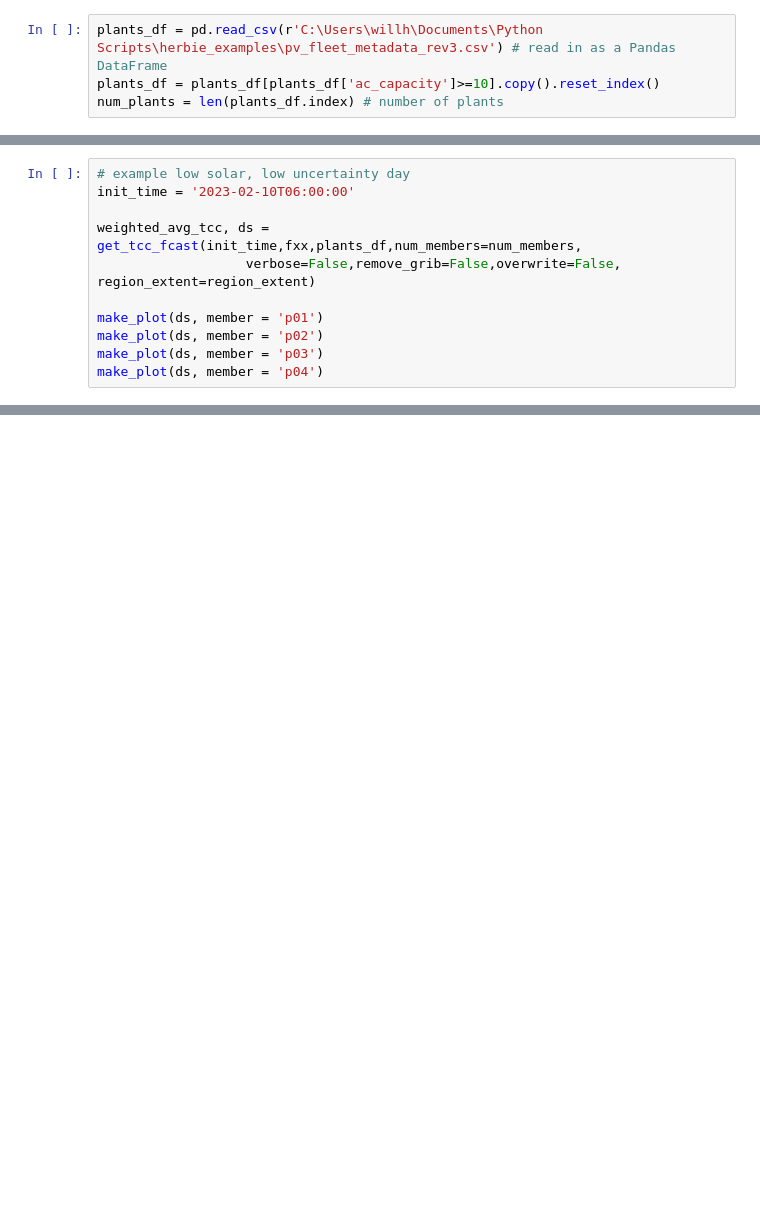
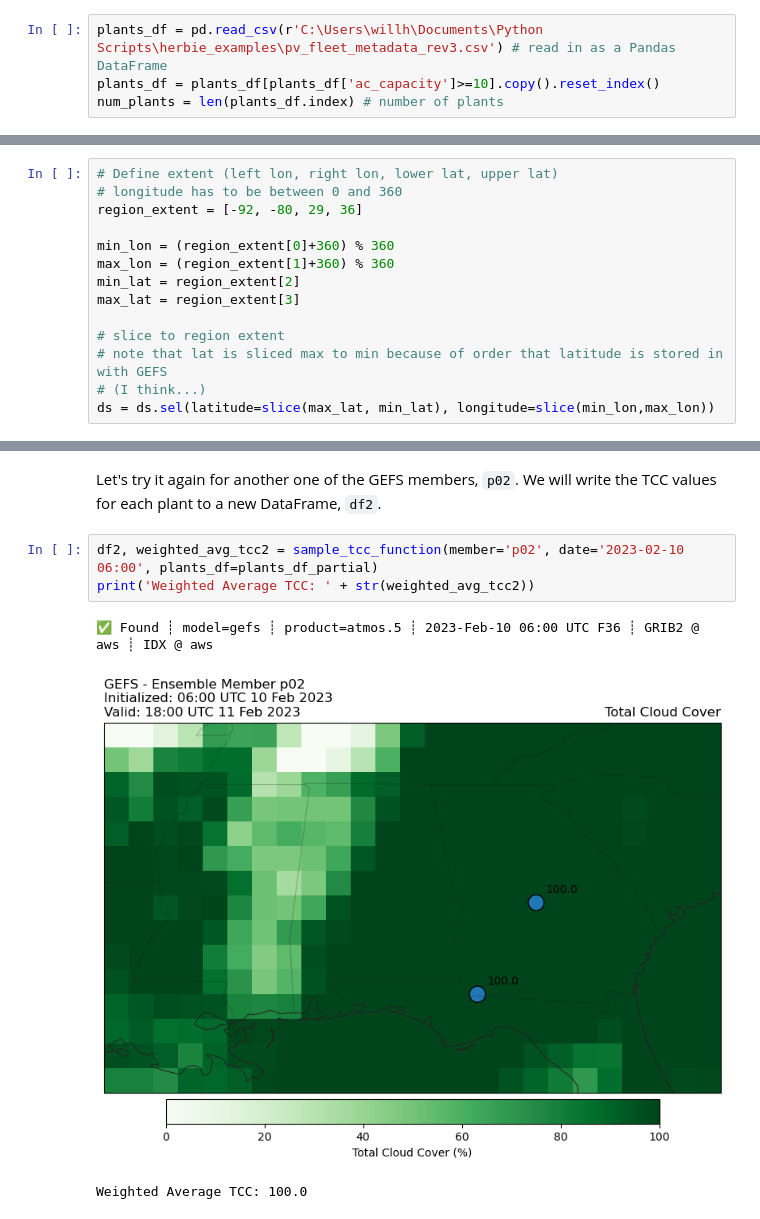
Before and after one commit to williamhobbs/solar-fleet-forecast-probability-tool, a Jupyter notebook: example_notebooks/05_ensemble_variation_in_cloud_cover.ipynb, the cells around one changed output, grey strips where cells are left out. Saved outputs shown, nothing was run; the diff lists cells and outputs as text; blank space fills up the shorter version.

```diff
--- a/example_notebooks/05_ensemble_variation_in_cloud_cover.ipynb
+++ b/example_notebooks/05_ensemble_variation_in_cloud_cover.ipynb
@@ -127,0 +77,14 @@ def get_tcc_fcast(init_time,fxx,plants_df,num_members=30,
+# %%
+# Define extent (left lon, right lon, lower lat, upper lat)
+# longitude has to be between 0 and 360
+region_extent = [-92, -80, 29, 36]
+
+min_lon = (region_extent[0]+360) % 360
+max_lon = (region_extent[1]+360) % 360
+min_lat = region_extent[2]
+max_lat = region_extent[3]
+
+# slice to region extent
+# note that lat is sliced max to min because of order that latitude is stored in with GEFS
+# (I think...)
+ds = ds.sel(latitude=slice(max_lat, min_lat), longitude=slice(min_lon,max_lon))
@@ -160,11 +148,0 @@ region_extent = [-92, -80, 29.5, 35]
-# %%
-# example low solar, low uncertainty day
-init_time = '2023-02-10T06:00:00'
-
-weighted_avg_tcc, ds = get_tcc_fcast(init_time,fxx,plants_df,num_members=num_members,
-                   verbose=False,remove_grib=False,overwrite=False, region_extent=region_extent)
-
-make_plot(ds, member = 'p01')
-make_plot(ds, member = 'p02')
-make_plot(ds, member = 'p03')
-make_plot(ds, member = 'p04')
@@ -179,0 +219,9 @@ Could not find variable corresponding to the value of grid_mapping: gribfile_pro
+# %% [markdown]
+Let's try it again for another one of the GEFS members, `p02`. We will write the TCC values for each plant to a new DataFrame, `df2`.
+# %%
+df2, weighted_avg_tcc2 = sample_tcc_function(member='p02', date='2023-02-10 06:00', plants_df=plants_df_partial)
+print('Weighted Average TCC: ' + str(weighted_avg_tcc2))
+# %% [output]
+✅ Found ┊ model=gefs ┊ product=atmos.5 ┊ 2023-Feb-10 06:00 UTC F36 ┊ GRIB2 @ aws ┊ IDX @ aws
+[figure, added]
+Weighted Average TCC: 100.0
```
Also changed, not shown: parts of 35 cells of this notebook, 4 other files.
